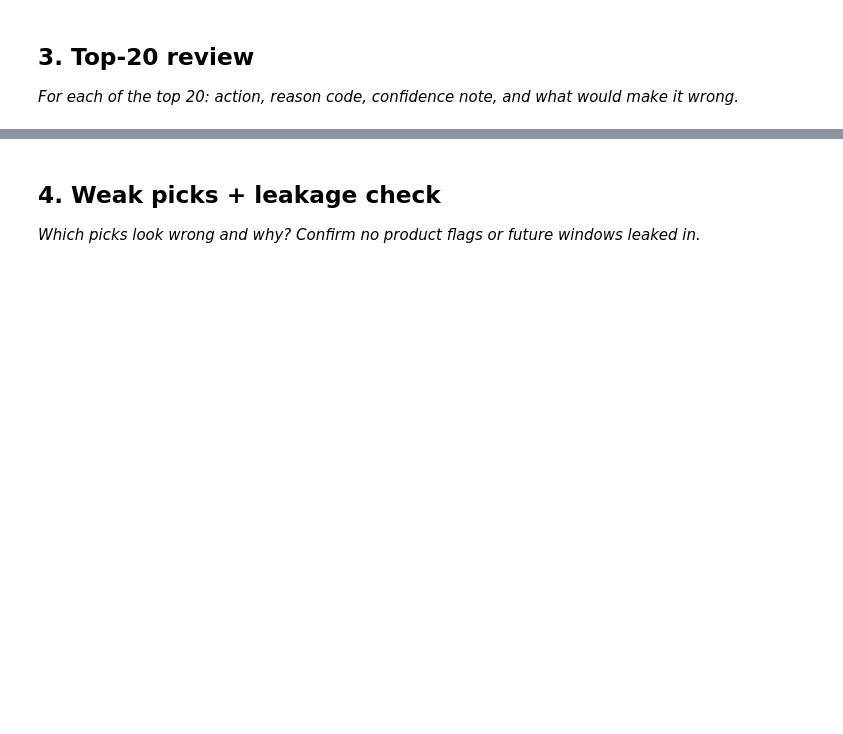
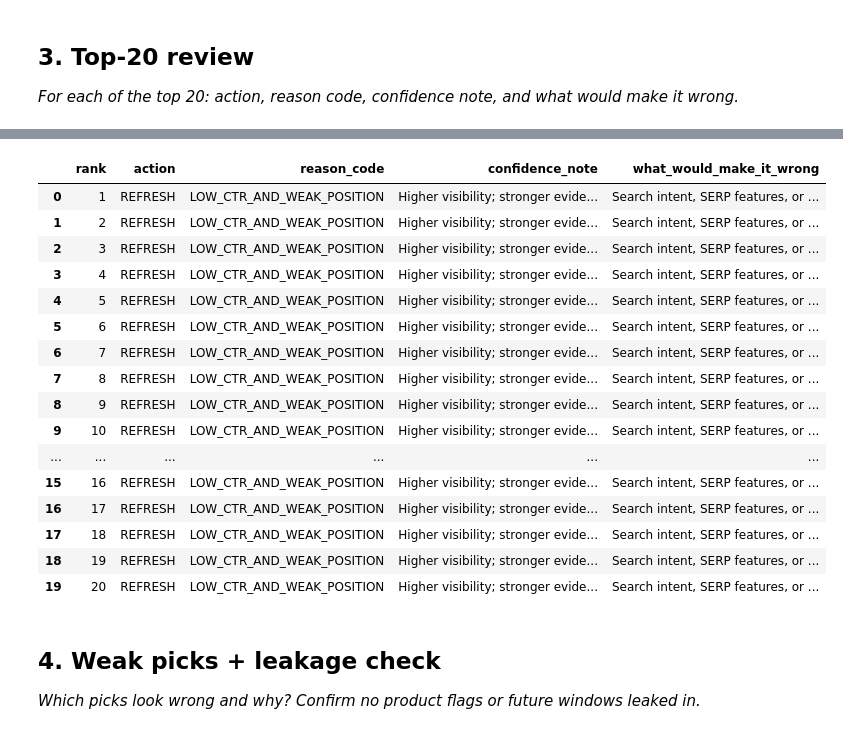
Before and after one commit to manahilrubabsatti/flyrank-ml, a Jupyter notebook: work/notebooks/w04_baseline_score.ipynb, the cells around one changed output, grey strips where cells are left out. Drawn from its saved outputs; the diff is of its cells as text; code cells hidden in the pictures; blank space fills up the shorter version.

```diff
--- a/work/notebooks/w04_baseline_score.ipynb
+++ b/work/notebooks/w04_baseline_score.ipynb
@@ -8,0 +17,11 @@ This skeleton is yours to fill. Work the sections **in order** — each one has
+# %%
+import duckdb
+
+con = duckdb.connect()
+
+con.execute(
+    f"CREATE OR REPLACE SECRET hf_secret "
+    f"(TYPE huggingface, TOKEN '{HF_TOKEN}')"
+)
+
+print("Hugging Face connection ready.")
@@ -27,3 +262,43 @@ This skeleton is yours to fill. Work the sections **in order** — each one has
+# %%
+# ML-07 — Top-20 review
+
+top20 = baseline_output.head(20).copy()
+
+top20["what_would_make_it_wrong"] = (
+    "Search intent, SERP features, or other context may explain "
+    "the low CTR or weak position; the score does not prove "
+    "that a refresh will improve performance."
+)
+
+display(
+    top20[
+        [
+            "rank",
+            "action",
+            "reason_code",
+            "confidence_note",
+            "what_would_make_it_wrong",
+        ]
+    ]
+)
+# %% [output]
+|  | rank | action | reason_code | confidence_note | what_would_make_it_wrong |
+| 0 | 1 | REFRESH | LOW_CTR_AND_WEAK_POSITION | Higher visibility; stronger evide... | Search intent, SERP features, or ... |
+| 1 | 2 | REFRESH | LOW_CTR_AND_WEAK_POSITION | Higher visibility; stronger evide... | Search intent, SERP features, or ... |
+| 2 | 3 | REFRESH | LOW_CTR_AND_WEAK_POSITION | Higher visibility; stronger evide... | Search intent, SERP features, or ... |
+| 3 | 4 | REFRESH | LOW_CTR_AND_WEAK_POSITION | Higher visibility; stronger evide... | Search intent, SERP features, or ... |
+| 4 | 5 | REFRESH | LOW_CTR_AND_WEAK_POSITION | Higher visibility; stronger evide... | Search intent, SERP features, or ... |
+| 5 | 6 | REFRESH | LOW_CTR_AND_WEAK_POSITION | Higher visibility; stronger evide... | Search intent, SERP features, or ... |
+| 6 | 7 | REFRESH | LOW_CTR_AND_WEAK_POSITION | Higher visibility; stronger evide... | Search intent, SERP features, or ... |
+| 7 | 8 | REFRESH | LOW_CTR_AND_WEAK_POSITION | Higher visibility; stronger evide... | Search intent, SERP features, or ... |
+| 8 | 9 | REFRESH | LOW_CTR_AND_WEAK_POSITION | Higher visibility; stronger evide... | Search intent, SERP features, or ... |
+| 9 | 10 | REFRESH | LOW_CTR_AND_WEAK_POSITION | Higher visibility; stronger evide... | Search intent, SERP features, or ... |
+| ... | ... | ... | ... | ... | ... |
+| 15 | 16 | REFRESH | LOW_CTR_AND_WEAK_POSITION | Higher visibility; stronger evide... | Search intent, SERP features, or ... |
+| 16 | 17 | REFRESH | LOW_CTR_AND_WEAK_POSITION | Higher visibility; stronger evide... | Search intent, SERP features, or ... |
+| 17 | 18 | REFRESH | LOW_CTR_AND_WEAK_POSITION | Higher visibility; stronger evide... | Search intent, SERP features, or ... |
+| 18 | 19 | REFRESH | LOW_CTR_AND_WEAK_POSITION | Higher visibility; stronger evide... | Search intent, SERP features, or ... |
+| 19 | 20 | REFRESH | LOW_CTR_AND_WEAK_POSITION | Higher visibility; stronger evide... | Search intent, SERP features, or ... |
 # %%
 # This cell is for CODE (numbers, a query, a check).
 # Write your text answer in the cell ABOVE this one — typing sentences here breaks Run All.
```
Also changed, not shown: parts of 10 cells of this notebook.
